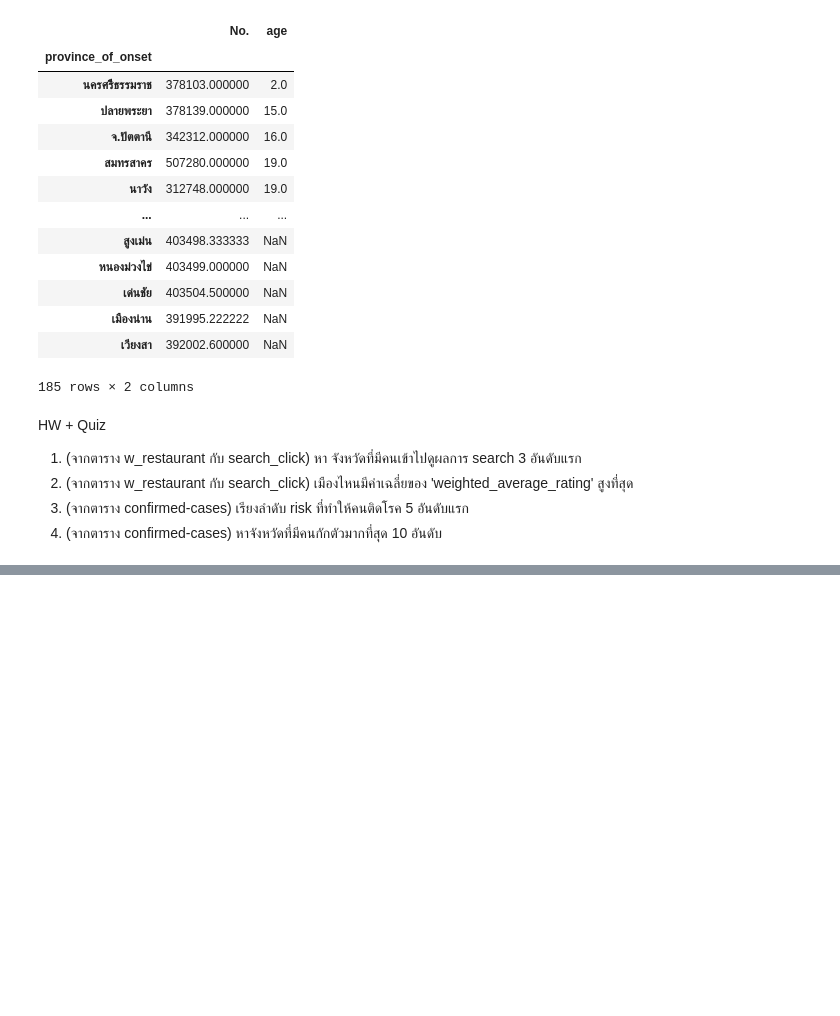
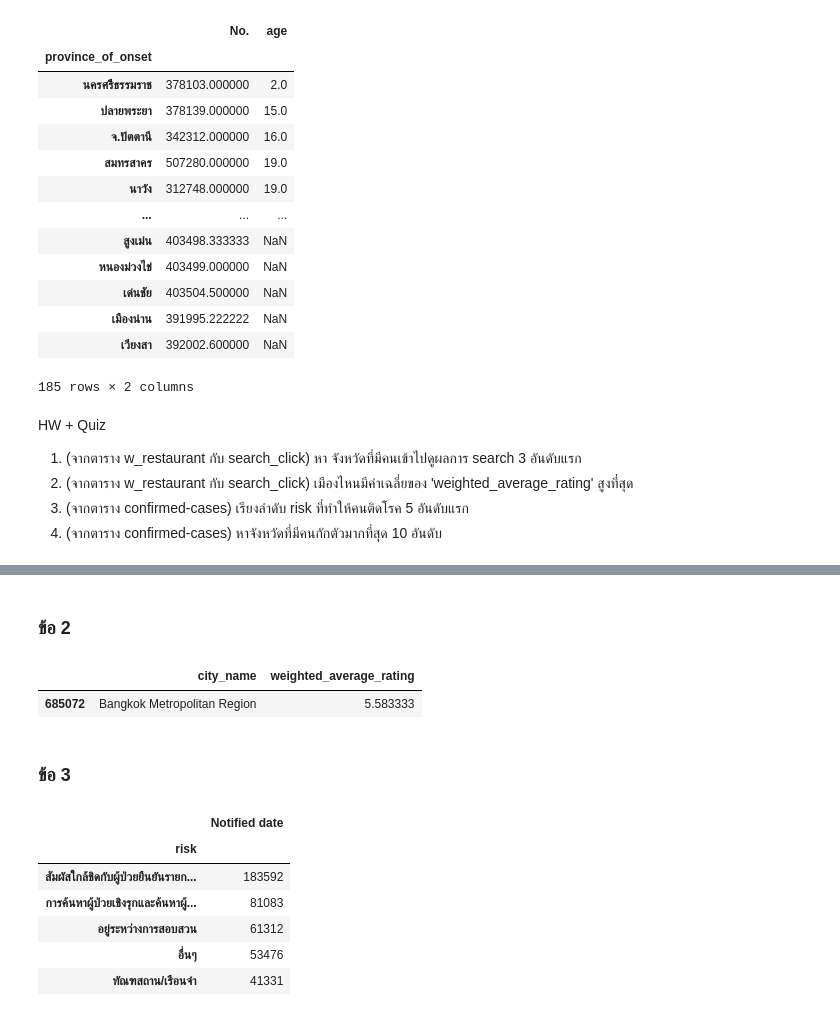
Before and after one commit to Jittiya/DWDM21, a Jupyter notebook: Data_Preprocessing(Chapter_3).ipynb, the cells around one changed output, grey strips where cells are left out. Saved outputs shown, nothing was run; the diff lists cells and outputs as text; code cells hidden in the pictures; blank space fills up the shorter version.

```diff
--- a/Data_Preprocessing(Chapter_3).ipynb
+++ b/Data_Preprocessing(Chapter_3).ipynb
@@ -1468,0 +1460,20 @@ merged_table.groupby('city_name').count().sort_values(by=['search_id'],ascending
+# %% [markdown]
+### ข้อ 2
+# %%
+data_quiz1 = data_quiz.sort_values(['weighted_average_rating'],ascending=False)
+data_quiz1[['city_name','weighted_average_rating']].iloc[:1,:]
+# %% [output]
+|  | city_name | weighted_average_rating |
+| 685072 | Bangkok Metropolitan Region | 5.583333 |
+# %% [markdown]
+### ข้อ 3
+# %%
+data_cases.groupby('risk').count().sort_values(by=['announce_date'],ascending=False).iloc[:5,2:3]
+# %% [output]
+|  | Notified date |
+| risk |  |
+| สัมผัสใกล้ชิดกับผู้ป่วยยืนยันรายก... | 183592 |
+| การค้นหาผู้ป่วยเชิงรุกและค้นหาผู้... | 81083 |
+| อยู่ระหว่างการสอบสวน | 61312 |
+| อื่นๆ | 53476 |
+| ทัณฑสถาน/เรือนจำ | 41331 |
```
Also changed, not shown: parts of 7 cells of this notebook.
